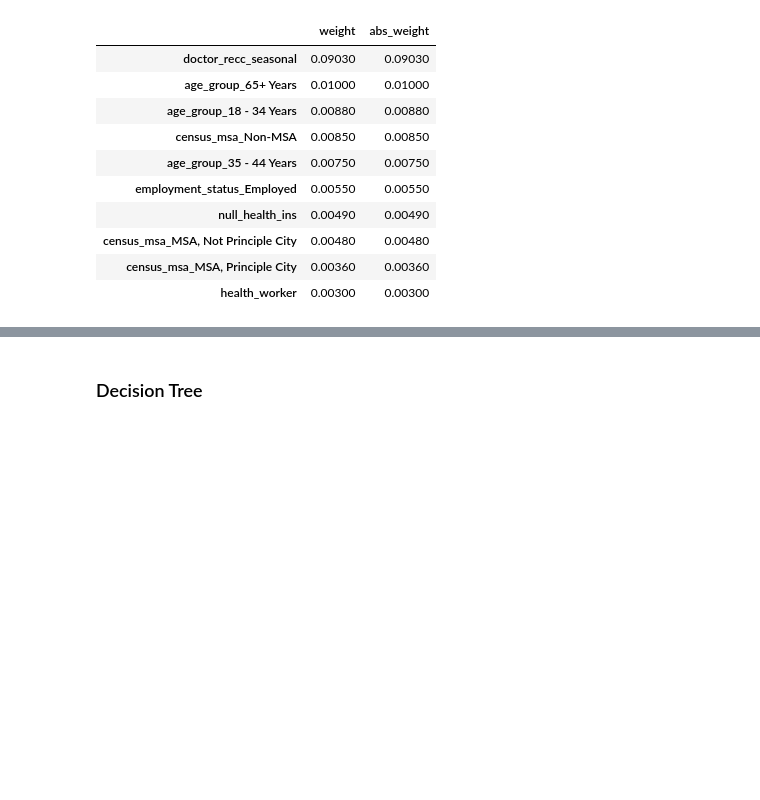
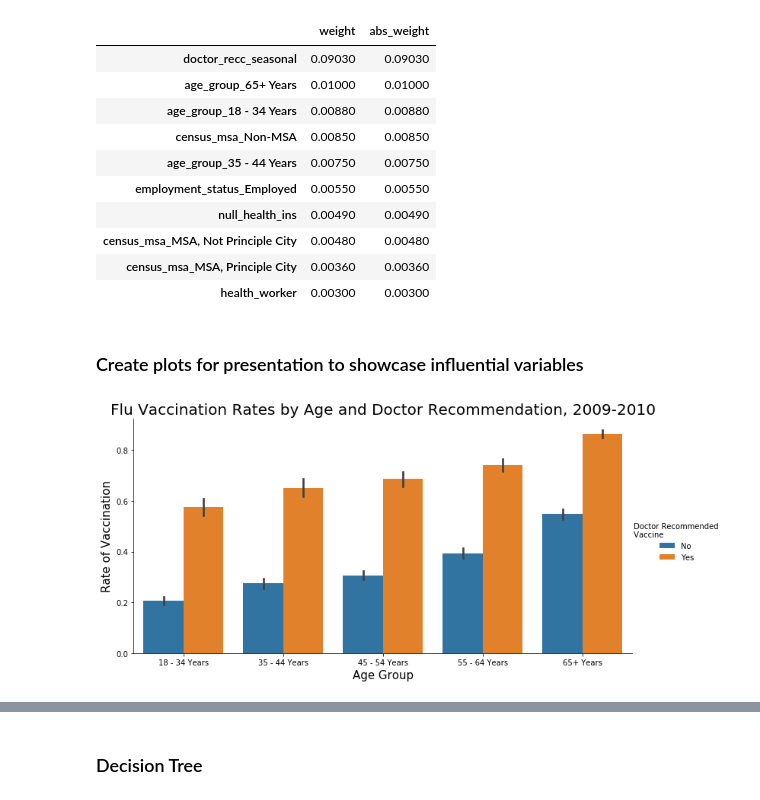
Before and after one commit to lilisbeit/Targeted-Flu-Vaccination-Outreach, a Jupyter notebook: final-model.ipynb, the cells around one changed output, grey strips where cells are left out. Drawn from its saved outputs; the diff is of its cells as text; code cells hidden in the pictures; blank space fills up the shorter version.

```diff
--- a/final-model.ipynb
+++ b/final-model.ipynb
@@ -1081,3 +1072,27 @@ top_ten
 | census_msa_MSA, Not Principle City | 0.00480 | 0.00480 |
 | census_msa_MSA, Principle City | 0.00360 | 0.00360 |
 | health_worker | 0.00300 | 0.00300 |
+# %% [markdown]
+### Create plots for presentation to showcase influential variables
+# %%
+# create a plot to show importance of doctor recommendation
+
+# create new df for plotting age
+age_plot = pd.concat([X_train, y_train], axis=1)
+
+# sort age categories appropriately for plotting
+sort_order = ['18 - 34 Years', '35 - 44 Years', '45 - 54 Years', '55 - 64 Years', '65+ Years']
+
+ax = sns.catplot(data=age_plot, x='age_group', y='seasonal_vaccine', hue='doctor_recc_seasonal', kind='bar', height=5, aspect=2, order=sort_order)
+plt.title('Flu Vaccination Rates by Age and Doctor Recommendation, 2009-2010', fontsize=20)
+plt.xlabel('Age Group', fontsize=15)
+plt.ylabel('Rate of Vaccination', fontsize=15)
+# title
+new_title = ' Doctor Recommended \n Vaccine'
+ax._legend.set_title(new_title)
+# replace labels
+new_labels = ['No', 'Yes']
+for t, l in zip(ax._legend.texts, new_labels): t.set_text(l);
+plt.savefig('images/doc_rec.png')
+# %% [output]
+[figure, added]
```
Also changed, not shown: parts of 43 cells of this notebook, 7 other files.
